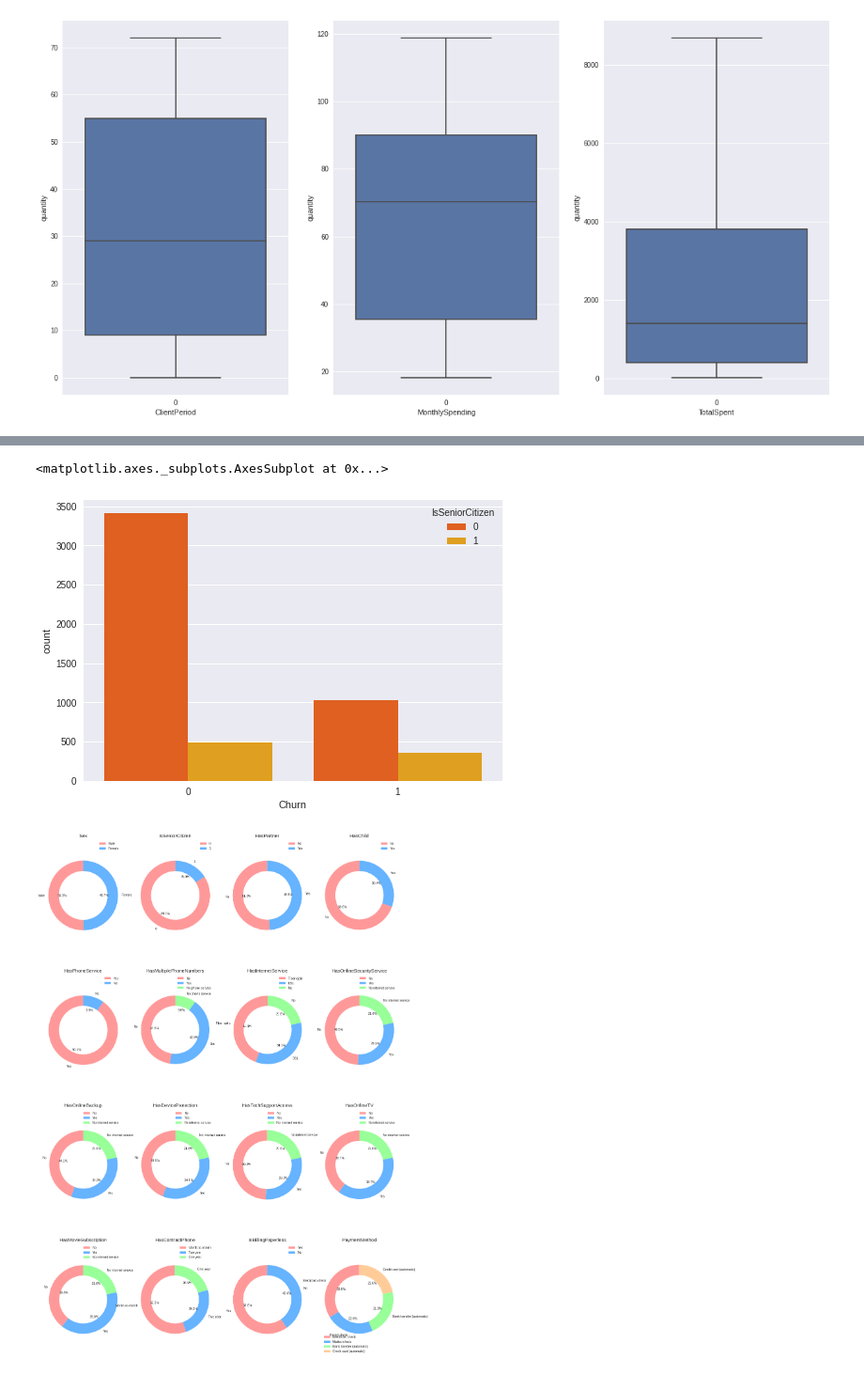
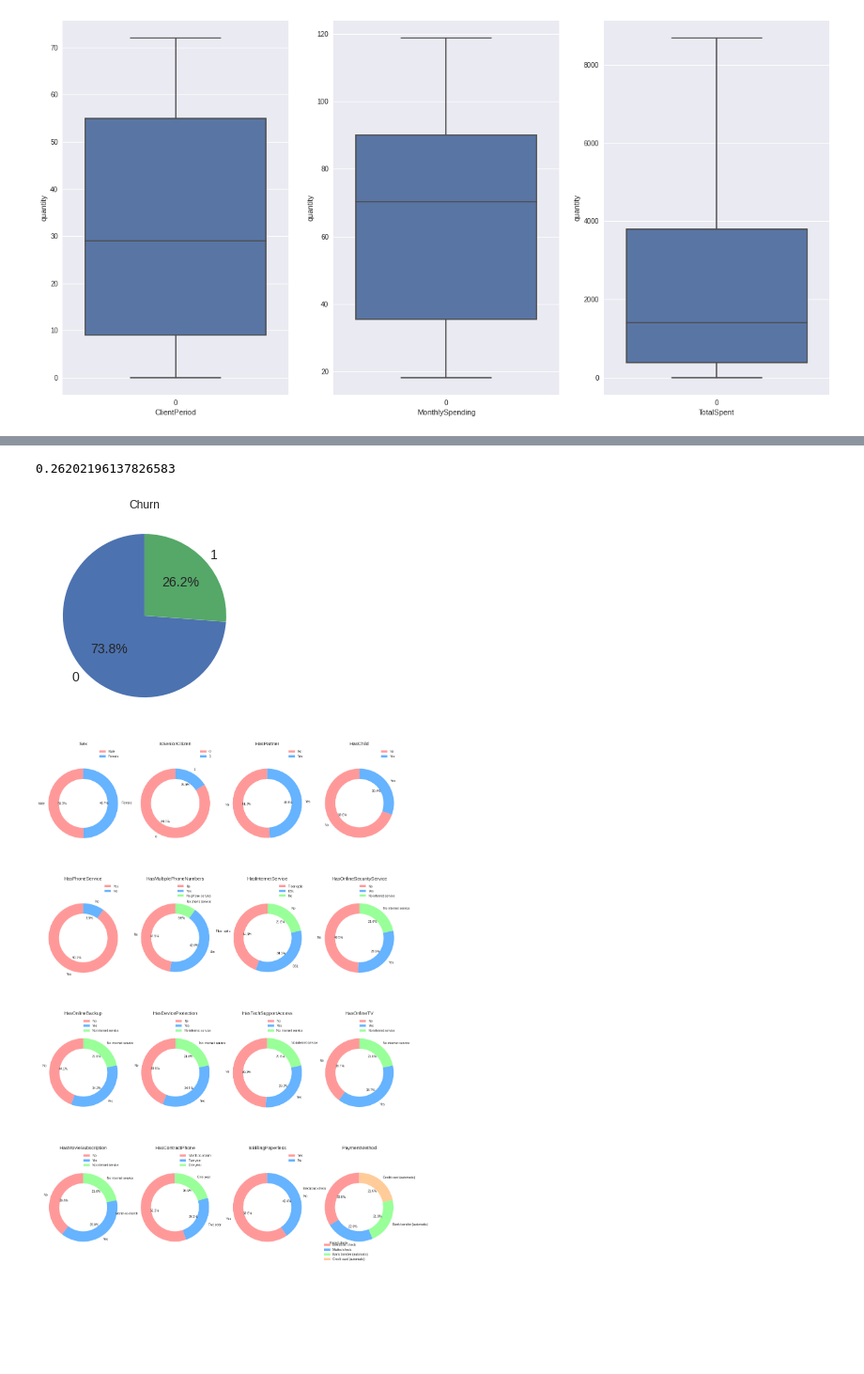
Before and after one commit to SlipShabby/DLSchool, a Jupyter notebook: DL_autumn2021/DL_intermediate/kaggle_prediction/Kaggle_prediction.ipynb, the cells around one changed output, grey strips where cells are left out. Shown at 94% size. Saved outputs shown, nothing was run; the diff lists cells and outputs as text; code cells hidden in the pictures; blank space fills up the shorter version.

```diff
--- a/DL_autumn2021/DL_intermediate/kaggle_prediction/Kaggle_prediction.ipynb
+++ b/DL_autumn2021/DL_intermediate/kaggle_prediction/Kaggle_prediction.ipynb
@@ -294,8 +388,13 @@ sns.heatmap(corr, annot=True)
-# %%
-sns.countplot(train.Churn, hue=train.IsSeniorCitizen, palette = 'autumn')
-# %% [output]
-<matplotlib.axes._subplots.AxesSubplot at 0x...>
-[figure, removed]
+# %%
+# high correlation between ClientPeriod + TotalSpent => multicollinearity?
+
+plt.title('Churn')
+plt.pie(train.Churn.value_counts(), labels=train.Churn.value_counts().index, autopct='%1.1f%%',
+          startangle=90,textprops={'fontsize': 14})
+train.Churn.mean()
+# %% [output]
+0.26202196137826583
+[figure, added]
 # %%
 # Vizualize categorical features
 
```
Also changed, not shown: parts of 15 cells of this notebook.
